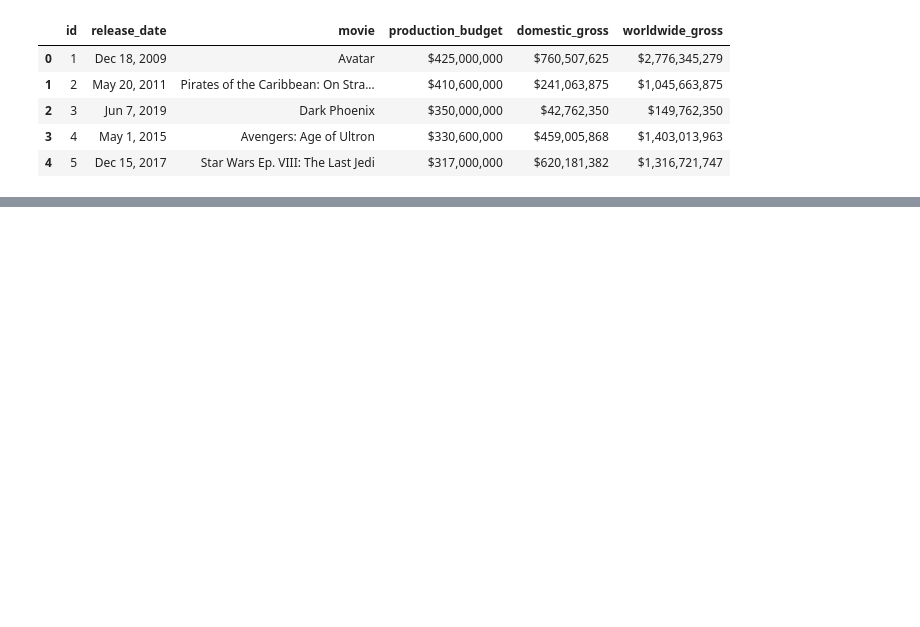
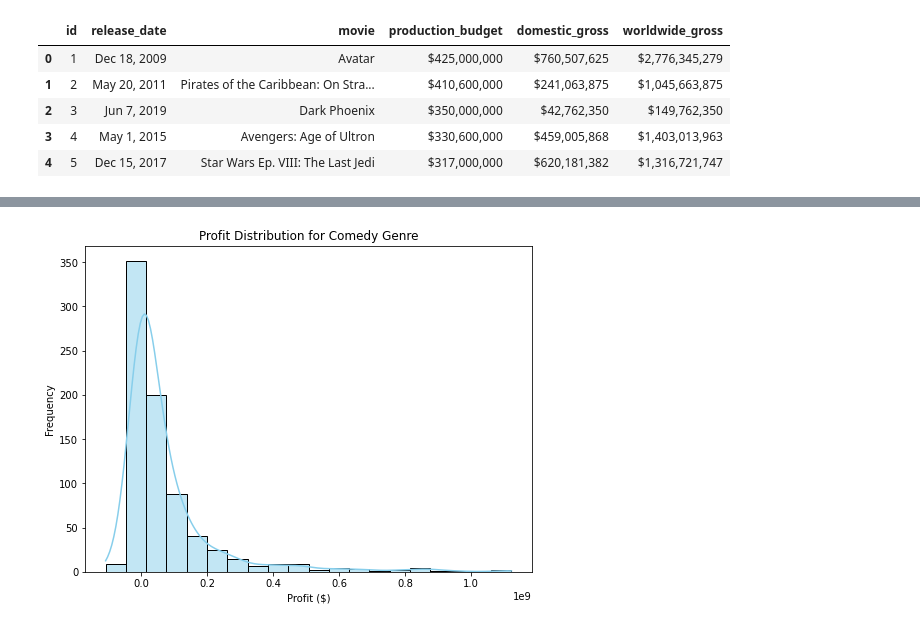
Before and after one commit to sangwon224/Movie_Studio_Strategy_Recommendation, a Jupyter notebook: Movie_Studio_Strategy_Recommendation.ipynb, the cells around one changed output, grey strips where cells are left out. Drawn from its saved outputs; the diff is of its cells as text; code cells hidden in the pictures; blank space fills up the shorter version.

Commit message:
pushing eda for genre v profit

```diff
--- a/Movie_Studio_Strategy_Recommendation.ipynb
+++ b/Movie_Studio_Strategy_Recommendation.ipynb
@@ -266,0 +153,6 @@ plt.show();
+# %%
+df_merged_mb = df_merged_mb[df_merged_mb['movie']!= 'Home']
+# %%
+df_merged_mb = df_merged_mb[df_merged_mb['production_budget'] >= 1000000]
+# %%
+df_merged_mb = df_merged_mb.dropna(subset = ['genres'])
@@ -266,0 +182,24 @@ plt.show();
+# %%
+# Grouping profit by comedy
+comedy_profit = df_merged_mb[df_merged_mb['genres'].str.contains('Comedy')]['profit']
+adventure_profit = df_merged_mb[df_merged_mb['genres'].str.contains('Adventure')]['profit']
+action_profit = df_merged_mb[df_merged_mb['genres'].str.contains('Action')]['profit']
+drama_profit = df_merged_mb[df_merged_mb['genres'].str.contains('Drama')]['profit']
+horror_profit = df_merged_mb[df_merged_mb['genres'].str.contains('Horror')]['profit']
+scifi_profit = df_merged_mb[df_merged_mb['genres'].str.contains('Sci-Fi')]['profit']
+musical_profit = df_merged_mb[df_merged_mb['genres'].str.contains('Musical')]['profit']
+# %%
+# Plotting - this visualizes the distribuation of profit for comedy movies
+
+plt.figure(figsize=(8, 6))
+sns.histplot(comedy_profit, color='skyblue', bins=20, kde=True)
+
+# Adding labels and title
+plt.xlabel('Profit ($)')
+plt.ylabel('Frequency')
+plt.title('Profit Distribution for Comedy Genre')
+
+# Show plot
+plt.show()
+# %% [output]
+[figure, added]
```
Also changed, not shown: parts of 39 cells of this notebook.
